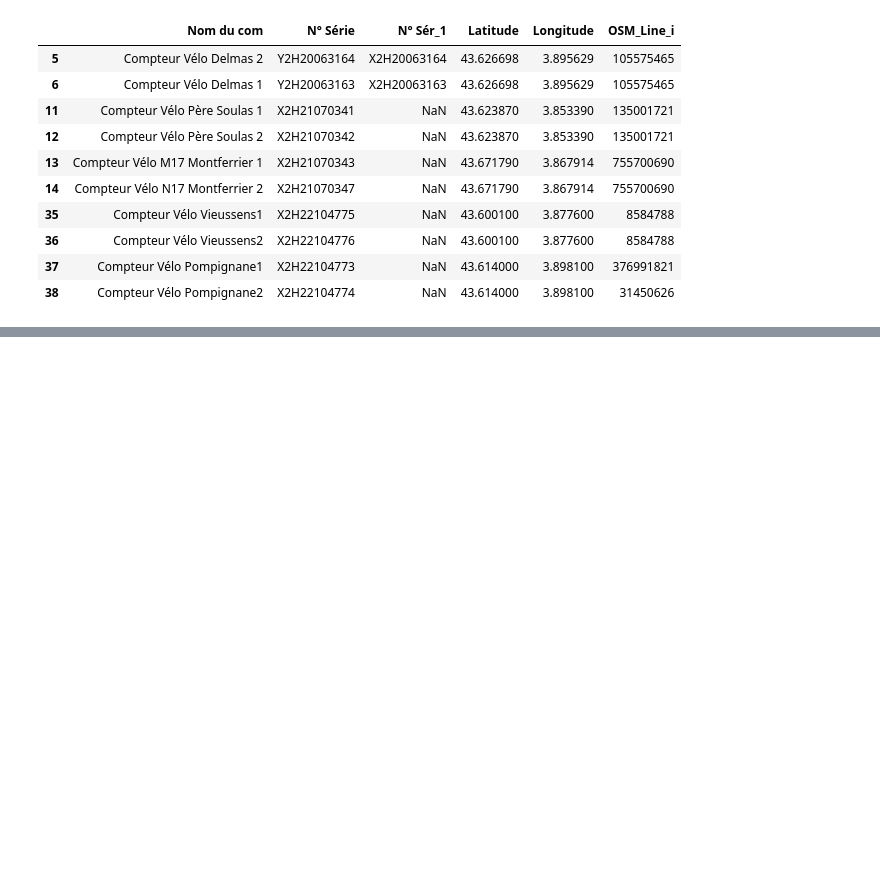
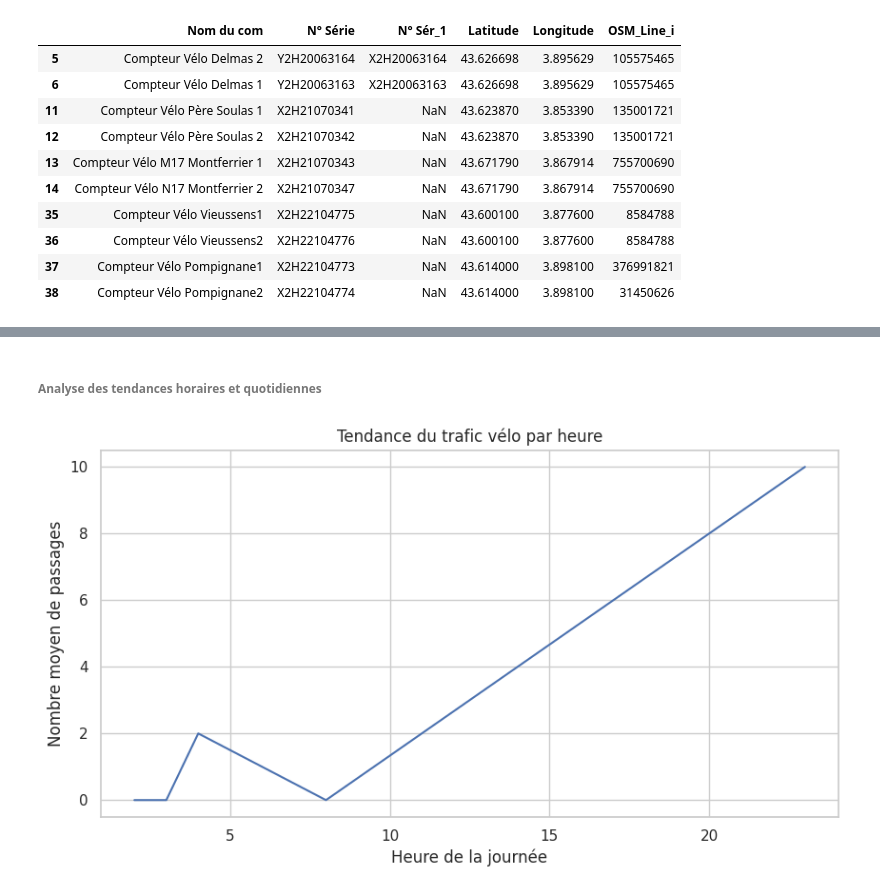
Before and after one commit to marwaboulkasim/prevision-du-Trafic-Cyclable, a Jupyter notebook: notebooks/ exploration.ipynb, the cells around one changed output, grey strips where cells are left out. Cells and saved outputs as stored; diff of their text form; code cells hidden in the pictures; blank space fills up the shorter version.

```diff
--- a/notebooks/ exploration.ipynb
+++ b/notebooks/ exploration.ipynb
@@ -91,0 +164,23 @@ m
+# %%
+import pandas as pd
+import ast
+
+# Charger le CSV
+df_counts = pd.read_csv("data/comptages_reel.csv")
+
+# Extraire count
+df_counts['count'] = df_counts['intensity'].apply(lambda x: ast.literal_eval(x).get('value') if pd.notna(x) else None)
+
+# Extraire la date
+def extract_date(x):
+    try:
+        d = ast.literal_eval(x)  # Convertit la string en dict
+        return d.get('metadata', {}).get('TimeInstant', {}).get('value')
+    except:
+        return None
+
+df_counts['date'] = df_counts['intensity'].apply(extract_date)
+df_counts['date'] = pd.to_datetime(df_counts['date'], errors='coerce')
+
+# Vérifier le résultat
+df_counts[['compteur', 'date', 'count']].head()
@@ -91,0 +194,21 @@ m
+# %% [markdown]
+###### Analyse des tendances horaires et quotidiennes
+# %%
+import matplotlib.pyplot as plt
+import seaborn as sns
+
+# Ajouter des colonnes pour faciliter l'analyse
+df_counts['hour'] = df_counts['date'].dt.hour
+df_counts['day_of_week'] = df_counts['date'].dt.day_name()
+
+# Moyenne de passages par heure (toutes stations confondues)
+hourly_trend = df_counts.groupby('hour')['count'].mean()
+
+plt.figure(figsize=(10,5))
+sns.lineplot(x=hourly_trend.index, y=hourly_trend.values)
+plt.title("Tendance du trafic vélo par heure")
+plt.xlabel("Heure de la journée")
+plt.ylabel("Nombre moyen de passages")
+plt.show()
+# %% [output]
+[figure, added]
```
Also changed, not shown: parts of 11 cells of this notebook.
